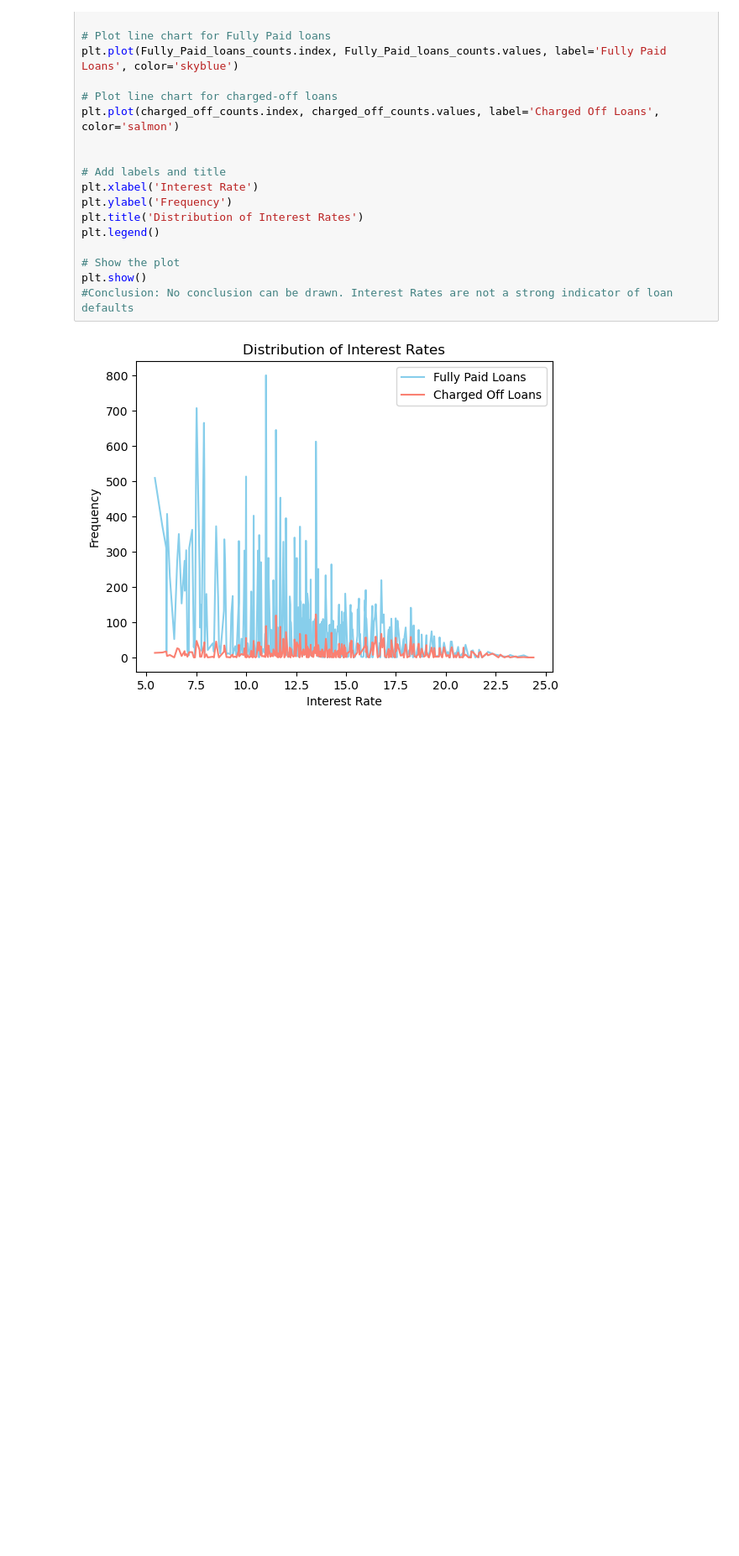
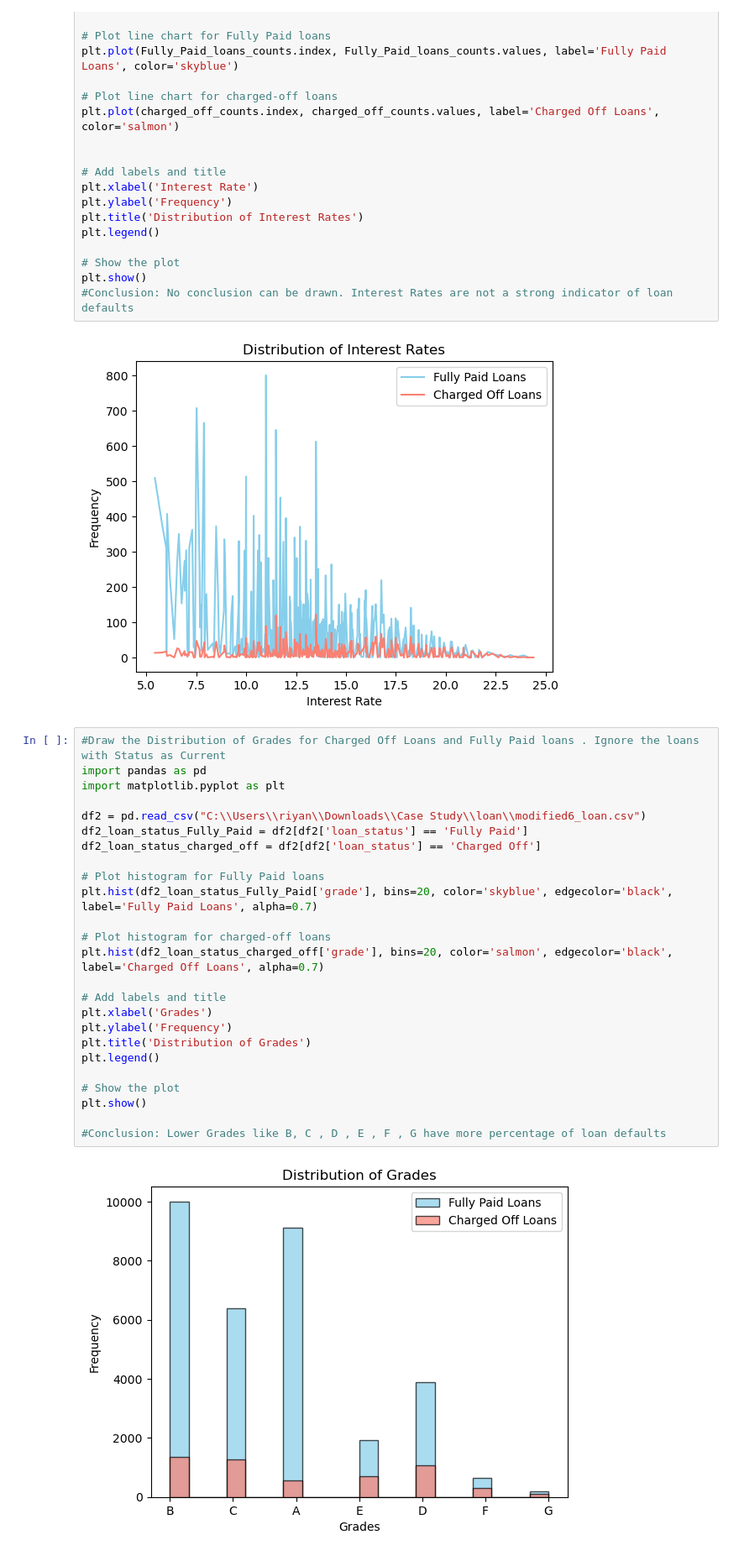
Before and after one commit to ashandish/Lending_Club_Case_Study, a Jupyter notebook: Ashish_Kumar_Sharma.ipynb, the cells around one changed output. Shown: that part at 84% size. Drawn from its saved outputs; the diff is of its cells as text; blank space fills up the shorter version.

Commit message:
Code for analysis of loan default against Grade added

```diff
--- a/Ashish_Kumar_Sharma.ipynb
+++ b/Ashish_Kumar_Sharma.ipynb
@@ -387,3 +387,30 @@ plt.show()
 #Conclusion: No conclusion can be drawn. Interest Rates are not a strong indicator of loan defaults
 # %% [output]
 [figure]
+# %%
+#Draw the Distribution of Grades for Charged Off Loans and Fully Paid loans . Ignore the loans with Status as Current
+import pandas as pd
+import matplotlib.pyplot as plt
+
+df2 = pd.read_csv("C:\\Users\\riyan\\Downloads\\Case Study\\loan\\modified6_loan.csv")
+df2_loan_status_Fully_Paid = df2[df2['loan_status'] == 'Fully Paid']
+df2_loan_status_charged_off = df2[df2['loan_status'] == 'Charged Off']
+
+# Plot histogram for Fully Paid loans
+plt.hist(df2_loan_status_Fully_Paid['grade'], bins=20, color='skyblue', edgecolor='black', label='Fully Paid Loans', alpha=0.7)
+
+# Plot histogram for charged-off loans
+plt.hist(df2_loan_status_charged_off['grade'], bins=20, color='salmon', edgecolor='black', label='Charged Off Loans', alpha=0.7)
+
+# Add labels and title
+plt.xlabel('Grades')
+plt.ylabel('Frequency')
+plt.title('Distribution of Grades')
+plt.legend()
+
+# Show the plot
+plt.show()
+
+#Conclusion: Lower Grades like B, C , D , E , F , G have more percentage of loan defaults
+# %% [output]
+[figure, added]
```
Also changed, not shown: parts of 1 cell of this notebook.
